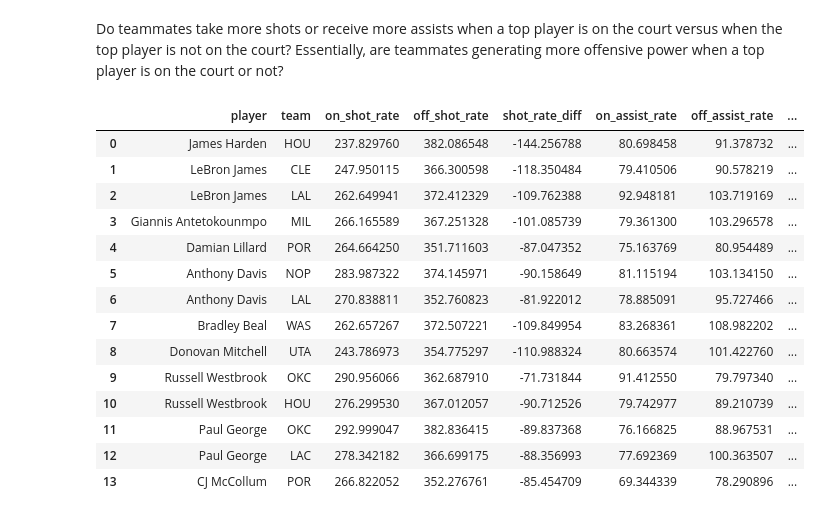
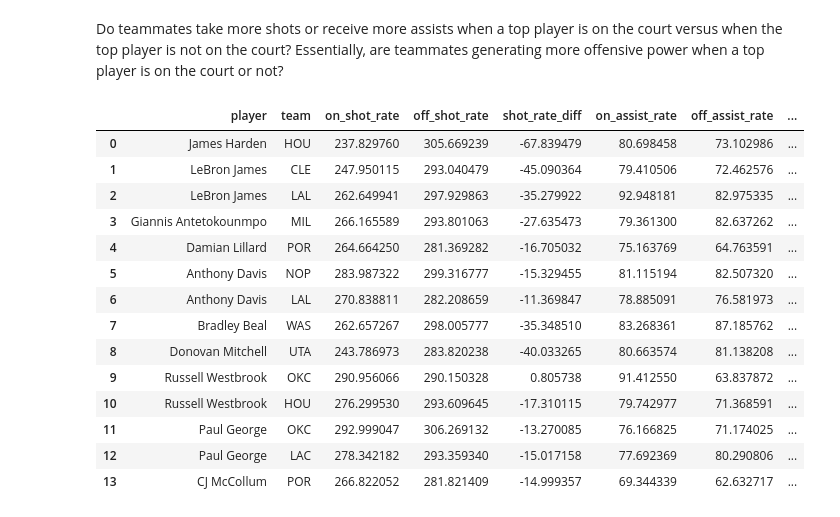
Before and after one commit to nhamby/45983-Assignment-1-Team-15, a Jupyter notebook: analysis.ipynb, the cells around one changed output. Cells and saved outputs as stored; diff of their text form; code cells hidden in the pictures.

```diff
--- a/analysis.ipynb
+++ b/analysis.ipynb
@@ -353,12 +353,14 @@ for top_player in top_players_list:
         off_team_mask = (~on_mask) & team_mask & teammate_mask
 
         # count teammate shot events
+        # multiply off_shots by 0.8 to account for the fact that the star player is not on the floor
         on_shots = df_star_games.loc[on_team_mask & shot_events, 'game_id'].count()
-        off_shots = df_star_games.loc[off_team_mask & shot_events, 'game_id'].count()
+        off_shots = df_star_games.loc[off_team_mask & shot_events, 'game_id'].count() * 0.8
 
         # count the assist events
+        # multiply off_assists by 0.8 to account for the fact that the star player is not on the floor
         on_assists = df_star_games.loc[on_team_mask & assist_events, 'game_id'].count()
-        off_assists = df_star_games.loc[off_team_mask & assist_events, 'game_id'].count()
+        off_assists = df_star_games.loc[off_team_mask & assist_events, 'game_id'].count() * 0.8
 
         # total minutes the team played with the top player on and off the floor
         on_minutes = df_star_games.loc[on_mask & team_mask, 'play_length_seconds'].sum() / 60
@@ -366,47 +368,47 @@ for top_player in top_players_list:
 
         # calculate rates per 100 minutes
         on_shot_rate = (on_shots / on_minutes) * 100 if on_minutes > 0 else np.nan
         off_shot_rate = (off_shots / off_minutes) * 100 if off_minutes > 0 else np.nan
 
         on_assist_rate = (on_assists / on_minutes) * 100 if on_minutes > 0 else np.nan
         off_assist_rate = (off_assists / off_minutes) * 100 if off_minutes > 0 else np.nan
 
         shots_and_assists_results.append({
             'player': top_player,
             'team': team,
             'on_shot_rate': on_shot_rate,
             'off_shot_rate': off_shot_rate,
             'shot_rate_diff': on_shot_rate - off_shot_rate,
             'on_assist_rate': on_assist_rate,
             'off_assist_rate': off_assist_rate,
             'assist_rate_diff': on_assist_rate - off_assist_rate,
             'on_minutes': on_minutes,
             'off_minutes': off_minutes,
             'on_shots': on_shots,
             'off_shots': off_shots,
             'on_assists': on_assists,
             'off_assists': off_assists
         })
 
 # create a dataframe
 shots_and_assists_results_df = pd.DataFrame(shots_and_assists_results)
 shots_and_assists_results_df
 # %% [output]
 |  | player | team | on_shot_rate | off_shot_rate | shot_rate_diff | on_assist_rate | off_assist_rate | ... |
-| 0 | James Harden | HOU | 237.829760 | 382.086548 | -144.256788 | 80.698458 | 91.378732 | ... |
-| 1 | LeBron James | CLE | 247.950115 | 366.300598 | -118.350484 | 79.410506 | 90.578219 | ... |
-| 2 | LeBron James | LAL | 262.649941 | 372.412329 | -109.762388 | 92.948181 | 103.719169 | ... |
-| 3 | Giannis Antetokounmpo | MIL | 266.165589 | 367.251328 | -101.085739 | 79.361300 | 103.296578 | ... |
-| 4 | Damian Lillard | POR | 264.664250 | 351.711603 | -87.047352 | 75.163769 | 80.954489 | ... |
-| 5 | Anthony Davis | NOP | 283.987322 | 374.145971 | -90.158649 | 81.115194 | 103.134150 | ... |
-| 6 | Anthony Davis | LAL | 270.838811 | 352.760823 | -81.922012 | 78.885091 | 95.727466 | ... |
-| 7 | Bradley Beal | WAS | 262.657267 | 372.507221 | -109.849954 | 83.268361 | 108.982202 | ... |
-| 8 | Donovan Mitchell | UTA | 243.786973 | 354.775297 | -110.988324 | 80.663574 | 101.422760 | ... |
-| 9 | Russell Westbrook | OKC | 290.956066 | 362.687910 | -71.731844 | 91.412550 | 79.797340 | ... |
-| 10 | Russell Westbrook | HOU | 276.299530 | 367.012057 | -90.712526 | 79.742977 | 89.210739 | ... |
-| 11 | Paul George | OKC | 292.999047 | 382.836415 | -89.837368 | 76.166825 | 88.967531 | ... |
-| 12 | Paul George | LAC | 278.342182 | 366.699175 | -88.356993 | 77.692369 | 100.363507 | ... |
-| 13 | CJ McCollum | POR | 266.822052 | 352.276761 | -85.454709 | 69.344339 | 78.290896 | ... |
+| 0 | James Harden | HOU | 237.829760 | 305.669239 | -67.839479 | 80.698458 | 73.102986 | ... |
+| 1 | LeBron James | CLE | 247.950115 | 293.040479 | -45.090364 | 79.410506 | 72.462576 | ... |
+| 2 | LeBron James | LAL | 262.649941 | 297.929863 | -35.279922 | 92.948181 | 82.975335 | ... |
+| 3 | Giannis Antetokounmpo | MIL | 266.165589 | 293.801063 | -27.635473 | 79.361300 | 82.637262 | ... |
+| 4 | Damian Lillard | POR | 264.664250 | 281.369282 | -16.705032 | 75.163769 | 64.763591 | ... |
+| 5 | Anthony Davis | NOP | 283.987322 | 299.316777 | -15.329455 | 81.115194 | 82.507320 | ... |
+| 6 | Anthony Davis | LAL | 270.838811 | 282.208659 | -11.369847 | 78.885091 | 76.581973 | ... |
+| 7 | Bradley Beal | WAS | 262.657267 | 298.005777 | -35.348510 | 83.268361 | 87.185762 | ... |
+| 8 | Donovan Mitchell | UTA | 243.786973 | 283.820238 | -40.033265 | 80.663574 | 81.138208 | ... |
+| 9 | Russell Westbrook | OKC | 290.956066 | 290.150328 | 0.805738 | 91.412550 | 63.837872 | ... |
+| 10 | Russell Westbrook | HOU | 276.299530 | 293.609645 | -17.310115 | 79.742977 | 71.368591 | ... |
+| 11 | Paul George | OKC | 292.999047 | 306.269132 | -13.270085 | 76.166825 | 71.174025 | ... |
+| 12 | Paul George | LAC | 278.342182 | 293.359340 | -15.017158 | 77.692369 | 80.290806 | ... |
+| 13 | CJ McCollum | POR | 266.822052 | 281.821409 | -14.999357 | 69.344339 | 62.632717 | ... |
 # %%
 # combine player names with their teams
 shots_and_assists_results_df['player_team'] = shots_and_assists_results_df['player'] + " (" + shots_and_assists_results_df['team'] + ")"
```
Also changed, not shown: parts of 3 cells of this notebook, 2 other files.
